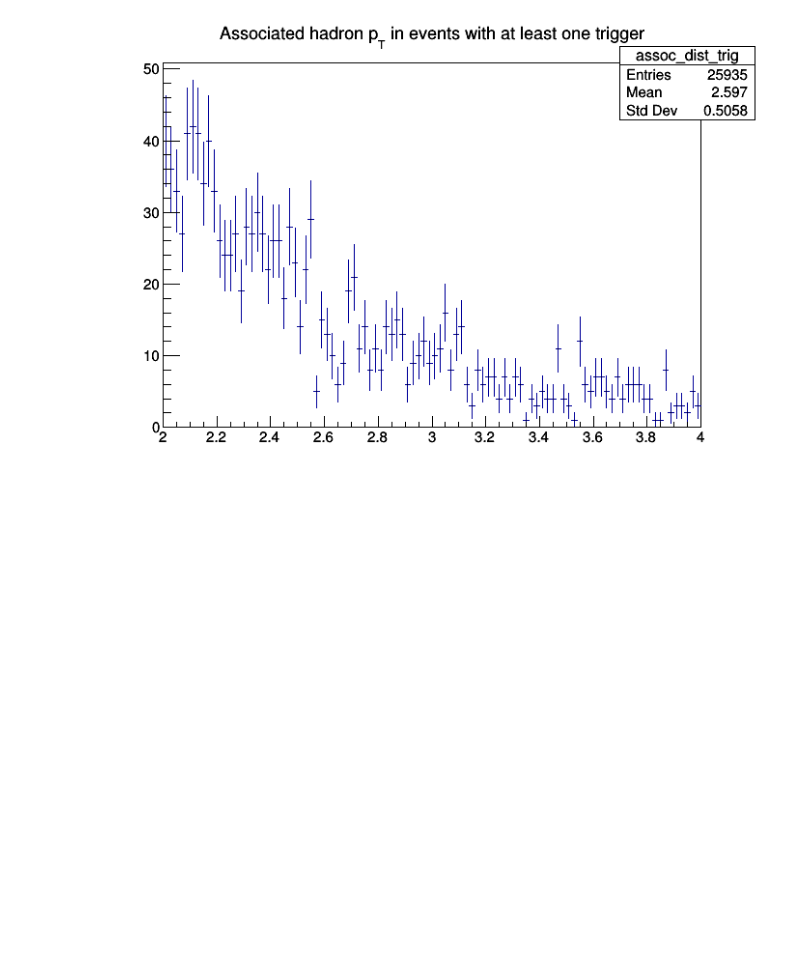
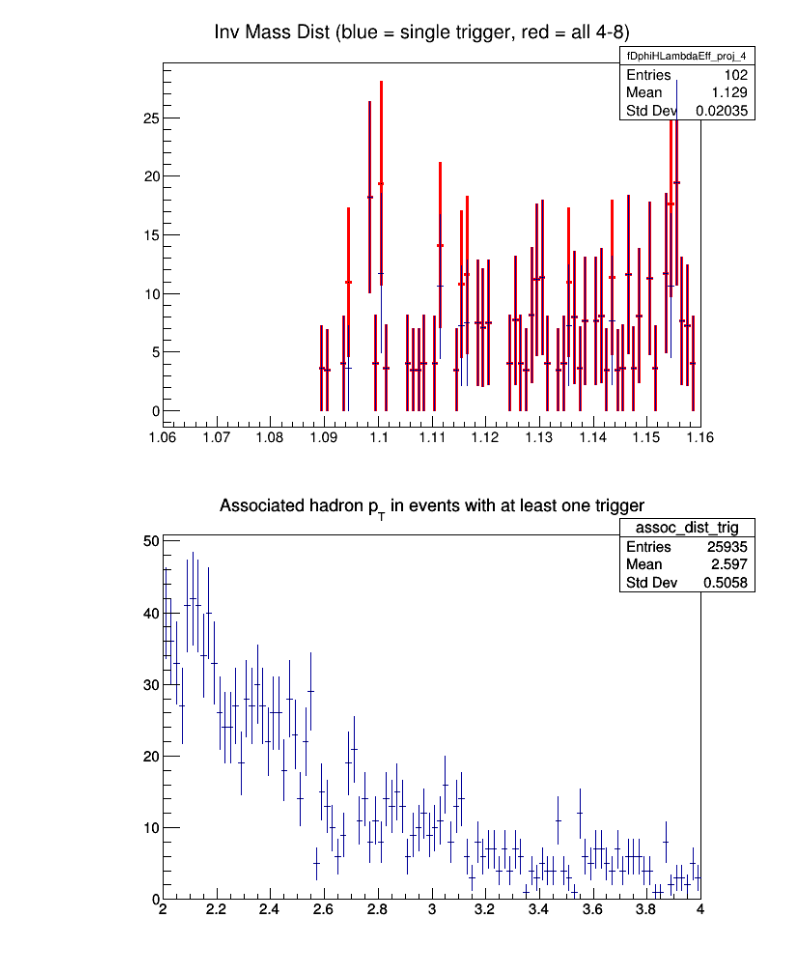
Before and after one commit to rhanniga/lambda-over-hadron, a Jupyter notebook: data/online/pt_comp.ipynb, the cells around one changed output. Drawn from its saved outputs; the diff is of its cells as text; code cells hidden in the pictures; blank space fills up the shorter version.

Commit message:
added single trigger comp

```diff
--- a/data/online/pt_comp.ipynb
+++ b/data/online/pt_comp.ipynb
@@ -28,0 +11,3 @@ lambda_dist_trig = lambda_dist.ProjectionY("lambda_dist_trig")
+# %%
+lambda_dist = input_list.FindObject("fDphiHLambdaEff")
+lambda_dist_highestPt = input_list.FindObject("fDphiHLambdaEff_highestPt")
@@ -28,0 +19,6 @@ lambda_dist_trig = lambda_dist.ProjectionY("lambda_dist_trig")
+# %%
+a = lambda_dist.Projection(4)
+b = lambda_dist_highestPt.Projection(4)
+a.SetTitle("Inv Mass Dist (blue = single trigger, red = all 4-8)")
+a.SetLineColor(rt.kRed)
+a.SetLineWidth(3)
@@ -29,3 +28,9 @@ lambda_dist_trig = lambda_dist.ProjectionY("lambda_dist_trig")
+# %%
+a.Draw()
+b.Draw("SAME")
+c.Draw()
+# %% [output]
+[figure, added]
 # %%
 assoc_dist_trig.GetXaxis().SetRangeUser(2, 4)
 assoc_dist_trig.SetTitle("Associated hadron p_{T} in events with at least one trigger")
```
Also changed, not shown: parts of 5 cells of this notebook, 1 other file.
